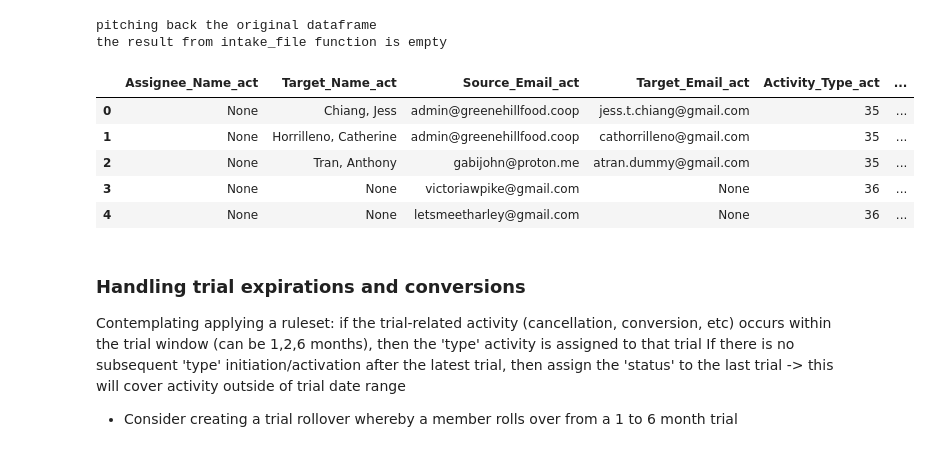
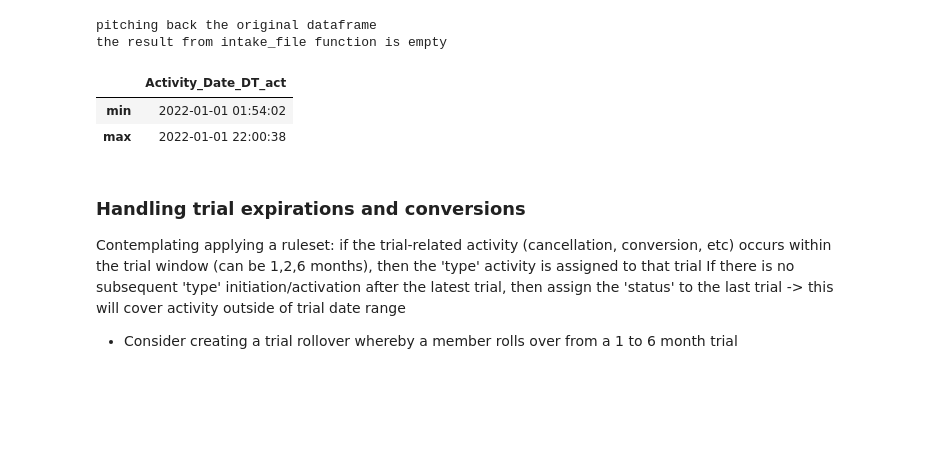
Before and after one commit to calleja/greeneHill, a Jupyter notebook: membership_ard_orchestration/civiActivityReport.ipynb, the cells around one changed output. Cells and saved outputs as stored; diff of their text form; code cells hidden in the pictures; blank space fills up the shorter version.

```diff
--- a/membership_ard_orchestration/civiActivityReport.ipynb
+++ b/membership_ard_orchestration/civiActivityReport.ipynb
@@ -86,14 +79,11 @@ activityReport = best.remove_controller(activityReport)
 pitching back the original dataframe
 the result from intake_file function is empty
 # %%
-activityReport.head()
+activityReport.agg({'Activity_Date_DT_act':['min','max']})
 # %% [output]
-|  | Assignee_Name_act | Target_Name_act | Source_Email_act | Target_Email_act | Activity_Type_act | ... |
-| 0 | None | Chiang, Jess | admin@greenehillfood.coop | jess.t.chiang@gmail.com | 35 | ... |
-| 1 | None | Horrilleno, Catherine | admin@greenehillfood.coop | cathorrilleno@gmail.com | 35 | ... |
-| 2 | None | Tran, Anthony | gabijohn@proton.me | atran.dummy@gmail.com | 35 | ... |
-| 3 | None | None | victoriawpike@gmail.com | None | 36 | ... |
-| 4 | None | None | letsmeetharley@gmail.com | None | 36 | ... |
+|  | Activity_Date_DT_act |
+| min | 2022-01-01 01:54:02 |
+| max | 2022-01-01 22:00:38 |
 # %%
 #email selection logic: if Source Email is an admin, then select Target Email
 #alternatives: where Target Email is blank, select Source Email
```
Also changed, not shown: parts of 3 cells of this notebook.
